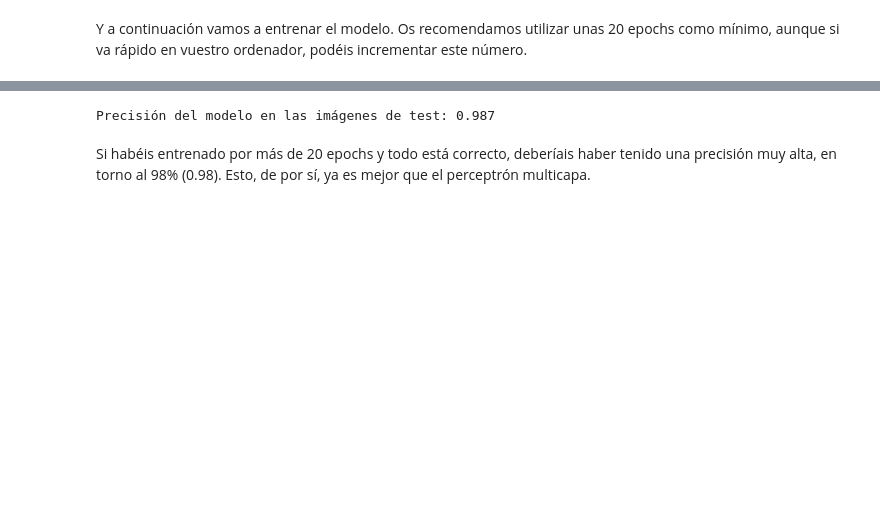
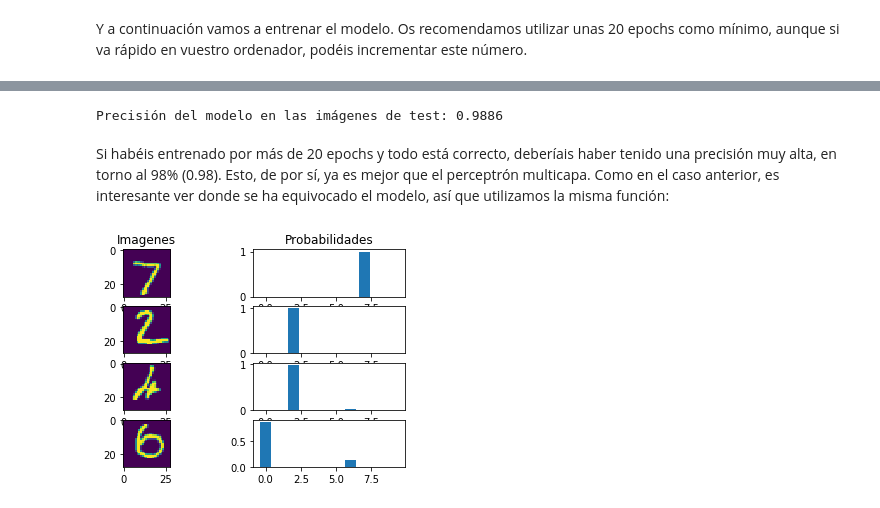
Before and after one commit to BioSIP/tutorial_pytorch_TDVI, a Jupyter notebook: 02 Práctica Deep Learning - Redes Convolucionales.ipynb, the cells around one changed output, grey strips where cells are left out. Saved outputs shown, nothing was run; the diff lists cells and outputs as text; code cells hidden in the pictures; blank space fills up the shorter version.

Commit message:
Añadido visualizacion de errores mediante una funcion

```diff
--- a/02 Práctica Deep Learning - Redes Convolucionales.ipynb
+++ b/02 Práctica Deep Learning - Redes Convolucionales.ipynb
@@ -142,0 +141,6 @@ Ahora, ya puedes implementar `LeNet`:
+# %%
+x = images
+x = model.conv1(x)
+x = model.mp1(x)
+x = model.conv2(x)
+x.shape
@@ -146,10 +158,10 @@ class LeNet(nn.Module):
         super(LeNet, self).__init__() # esta linea es siempre necesaria
         self.conv1 = nn.Conv2d(1, 6, 5, padding=2)
         self.mp1 = nn.MaxPool2d(2)
-        self.conv2 = nn.Conv2d(6, 16, 5, padding=1)
+        self.conv2 = nn.Conv2d(6, 16, 5, padding=2)
         self.mp2 = nn.MaxPool2d(2)
-        self.conv3 = nn.Conv2d(16, 120, 5, padding=1)
-        self.fc1 = nn.Linear(4*4*120, 256)#capa oculta
+        self.conv3 = nn.Conv2d(16, 120, 3, padding=1)
+        self.fc1 = nn.Linear(7*7*120, 256)#capa oculta
         self.fc2 = nn.Linear(256, 10)#capa de salida
 
     def forward(self, x):
@@ -158,7 +170,7 @@ class LeNet(nn.Module):
         x = F.relu(self.conv2(x))
         x = self.mp2(x)
         x = F.relu(self.conv3(x))
-        x = x.view(-1, 4*4*120)
+        x = x.view(-1, 7*7*120)
         x = F.relu(self.fc1(x))#Función de activación relu en la salida de la capa oculta
         x = F.softmax(self.fc2(x), dim=1)#Función de activación softmax en la salida de la capa oculta
         return x
@@ -242,13 +244,69 @@ correct = 0
 total = 0
 with torch.no_grad(): # hay que deshabilitar la propagación de gradiente
     for images, labels in test_loader:
-        outputs = model(images)
-        _, predicted = torch.max(outputs, 1)
+        outputs = model(images) # forward pass
+        _, predicted = torch.max(outputs, 1) # estimación de etiquetas
         total += labels.size(0)
-        correct += torch.sum(predicted == labels).item()
+        correct += torch.sum(predicted == labels).item() # acumular el número de datos correctos.
 
 print(f'Precisión del modelo en las imágenes de test: {correct / total}')
 # %% [output]
-Precisión del modelo en las imágenes de test: 0.987
+Precisión del modelo en las imágenes de test: 0.9886
 # %% [markdown]
-Si habéis entrenado por más de 20 epochs y todo está correcto, deberíais haber tenido una precisión muy alta, en torno al 98% (0.98). Esto, de por sí, ya es mejor que el perceptrón multicapa.
+Si habéis entrenado por más de 20 epochs y todo está correcto, deberíais haber tenido una precisión muy alta, en torno al 98% (0.98). Esto, de por sí, ya es mejor que el perceptrón multicapa. Como en el caso anterior, es interesante ver donde se ha equivocado el modelo, así que utilizamos la misma función:
+# %%
+def muestra_predicciones(model, loader, n=2):
+    # numero de elementos de cada categoría a mostrar (nx2 total)
+    #init:
+    ncorrect=0
+    nwrong=0
+    # tamaño de los bloques.
+    size = (n,)+loader.dataset[0][0].shape
+    # este es el tamaño de la salida:
+    n_salida = list(model.children())[-1].out_features
+
+    # para almacenar los datos
+    im_correct_display = torch.empty(size)
+    im_wrong_display = torch.empty(size)
+    output_correct_display = torch.empty((n,n_salida))
+    output_wrong_display = torch.empty((n,n_salida))
+
+    with torch.no_grad(): # hay que deshabilitar la propagación de gradiente
+        for inputs, labels in loader:
+            outputs = model(inputs) # forward pass
+            _, predicted = torch.max(outputs, 1) # obtención de etiquetas numéricas
+            aciertos = predicted==labels
+
+            if sum(aciertos)>0 and ncorrect<n:
+                indices = torch.where(aciertos)[0] # obtiene los indices de los elementos correctamente clasificados
+                for i,ix in enumerate(indices[:n-ncorrect]):
+                    im_correct_display[i+ncorrect] = inputs[ix]
+                    output_correct_display[i+ncorrect] = outputs[ix]
+                ncorrect = ncorrect + i + 1
+
+            if sum(aciertos==False)>0 and nwrong<n:
+                indices = torch.where(aciertos==False)[0] # obtiene los indices de los elementos incorrectamente clasificados
+                for i,ix in enumerate(indices[:n-nwrong]):
+                    im_wrong_display[i+nwrong] = inputs[ix]
+                    output_wrong_display[i+nwrong] = outputs[ix]
+                nwrong = nwrong + i + 1
+
+            if ncorrect>=n and nwrong>=n:
+                break # si ya tenemos n correctos y n incorrectos, nos salimos
+
+
+    # Y ahora mostramos todos estos casos:
+    fig, ax = plt.subplots(n*2, 2) # esto crea un subplot de 4x2
+    for i in range(n):
+        ax[i][0].imshow(im_correct_display[i,0])
+        ax[i][1].bar(range(10),output_correct_display[i])
+        if i==0:
+            ax[i][0].set_title('Imagenes')
+            ax[i][1].set_title('Probabilidades')
+        ax[n+i][0].imshow(im_wrong_display[i,0])
+        ax[n+i][1].bar(range(10),output_wrong_display[i])
+
+# y usamos la función:
+muestra_predicciones(model, test_loader, n=2)
+# %% [output]
+[figure, added]
```
Also changed, not shown: parts of 13 cells of this notebook.
